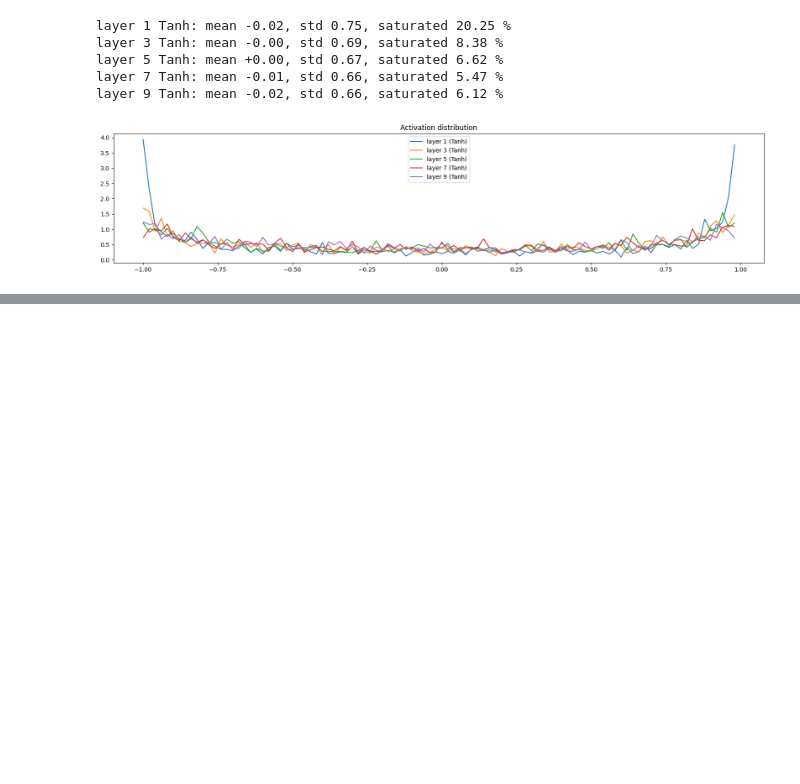
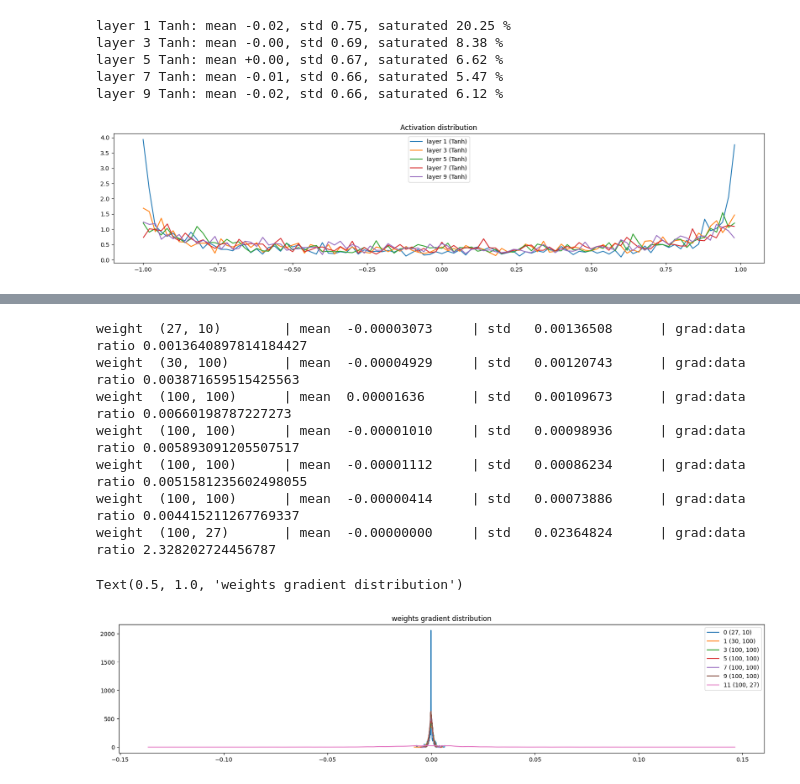
Before and after one commit to heikkito123/a_karpathy_makemore, a Jupyter notebook: lesson3_2.ipynb, the cells around one changed output, grey strips where cells are left out. Saved outputs shown, nothing was run; the diff lists cells and outputs as text; code cells hidden in the pictures; blank space fills up the shorter version.

```diff
--- a/lesson3_2.ipynb
+++ b/lesson3_2.ipynb
@@ -202,0 +229,23 @@ layer 9 Tanh: mean -0.02, std 0.66, saturated 6.12 %
+# %%
+# visualize histograms
+plt.figure(figsize=(20,4))
+legends = []
+for i, p in enumerate(parameters):
+    t = p.grad
+    if p.ndim == 2:
+        print(f'weight\t{tuple(p.shape)}\t| mean\t{+t.mean():.8f}\t| std\t{t.std():.8f}\t| grad:data ratio {t.std() / p.std()}')
+        hy, hx = torch.histogram(t, density=True)
+        plt.plot(hx[:-1].detach(), hy.detach())
+        legends.append(f'{i} {tuple(p.shape)}')
+plt.legend(legends)
+plt.title('weights gradient distribution')
+# %% [output]
+weight  (27, 10)        | mean  -0.00003073     | std   0.00136508      | grad:data ratio 0.0013640897814184427
+weight  (30, 100)       | mean  -0.00004929     | std   0.00120743      | grad:data ratio 0.003871659515425563
+weight  (100, 100)      | mean  0.00001636      | std   0.00109673      | grad:data ratio 0.00660198787227273
+weight  (100, 100)      | mean  -0.00001010     | std   0.00098936      | grad:data ratio 0.005893091205507517
+weight  (100, 100)      | mean  -0.00001112     | std   0.00086234      | grad:data ratio 0.0051581235602498055
+weight  (100, 100)      | mean  -0.00000414     | std   0.00073886      | grad:data ratio 0.004415211267769337
+weight  (100, 27)       | mean  -0.00000000     | std   0.02364824      | grad:data ratio 2.328202724456787
+Text(0.5, 1.0, 'weights gradient distribution')
+[figure, added]
```
Also changed, not shown: parts of 2 cells of this notebook, 3 other files.
